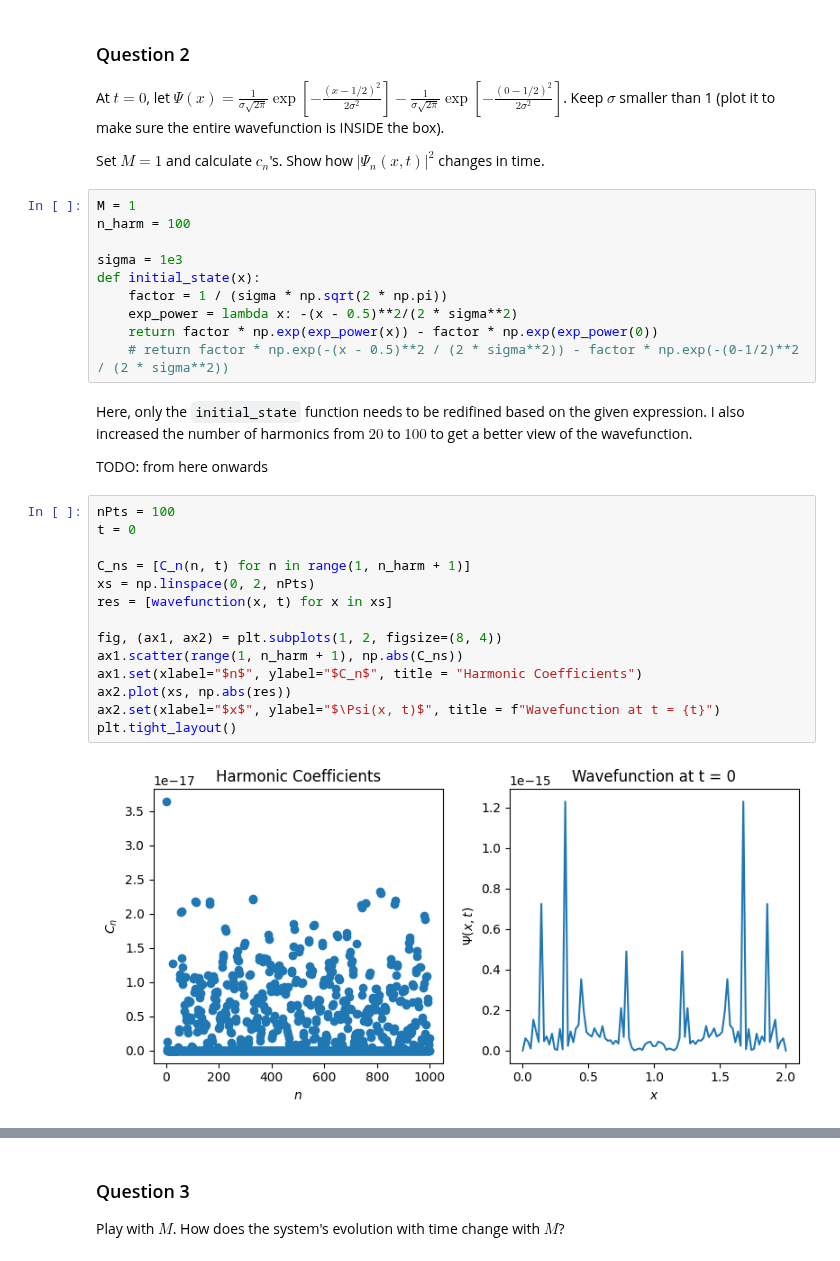
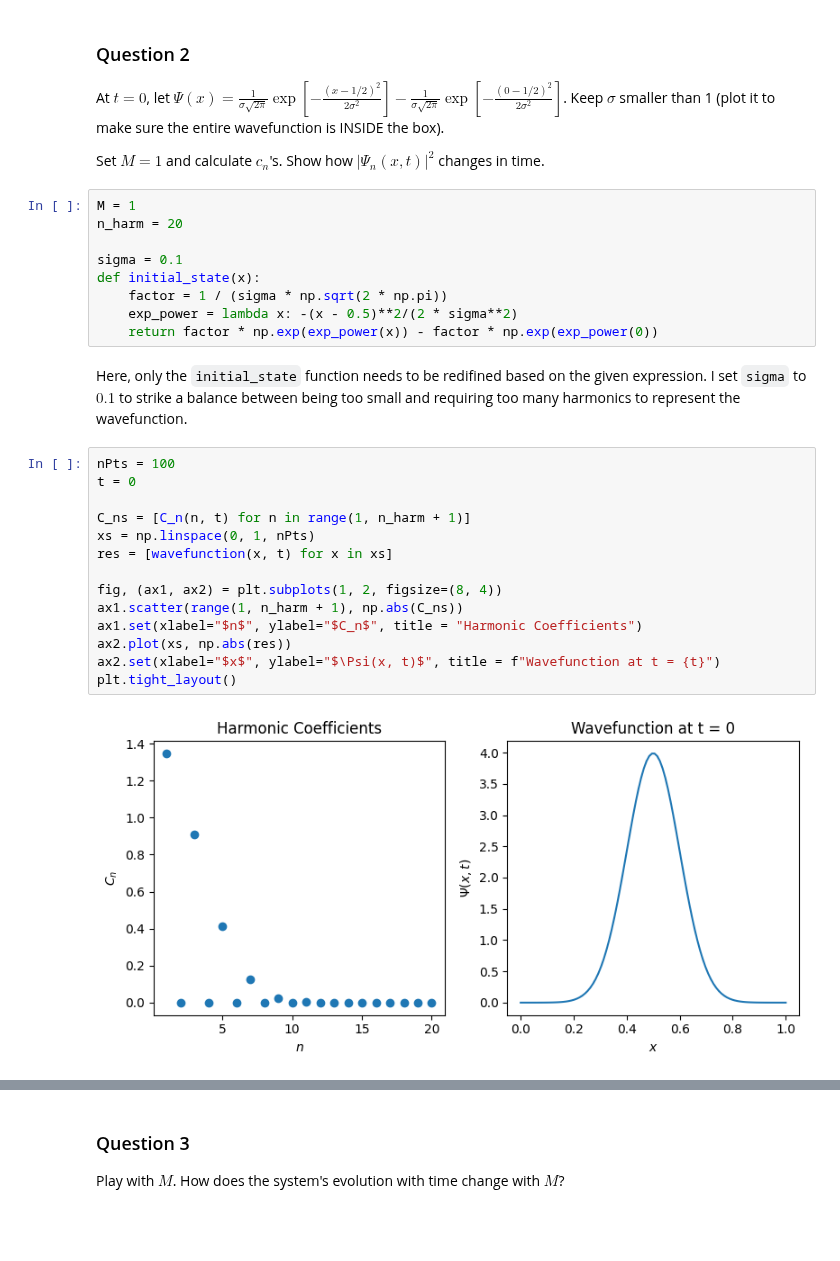
Before and after one commit to vibilanj/cmps, a Jupyter notebook: homework/Particle_in_a_Box_HW.ipynb, the cells around one changed output, grey strips where cells are left out. Saved outputs shown, nothing was run; the diff lists cells and outputs as text; blank space fills up the shorter version.

```diff
--- a/homework/Particle_in_a_Box_HW.ipynb
+++ b/homework/Particle_in_a_Box_HW.ipynb
@@ -160,31 +160,28 @@ At $t= 0$, let $\Psi(x) = \frac{1}{\sigma\sqrt{2\pi}}\exp\left[-\frac{(x - 1/2)^
 Set $M = 1$ and calculate $c_n$'s. Show how $|\Psi_n(x,t)|^2$ changes in time.
 # %%
 M = 1
-n_harm = 100
+n_harm = 20
 
-sigma = 1e3
+sigma = 0.1
 def initial_state(x):
     factor = 1 / (sigma * np.sqrt(2 * np.pi))
     exp_power = lambda x: -(x - 0.5)**2/(2 * sigma**2)
     return factor * np.exp(exp_power(x)) - factor * np.exp(exp_power(0))
-    # return factor * np.exp(-(x - 0.5)**2 / (2 * sigma**2)) - factor * np.exp(-(0-1/2)**2 / (2 * sigma**2))
 # %% [markdown]
-Here, only the `initial_state` function needs to be redifined based on the given expression. I also increased the number of harmonics from $20$ to $100$ to get a better view of the wavefunction.
-
-TODO: from here onwards
+Here, only the `initial_state` function needs to be redifined based on the given expression. I set `sigma` to $0.1$ to strike a balance between being too small and requiring too many harmonics to represent the wavefunction.
 # %%
 nPts = 100
 t = 0
 
 C_ns = [C_n(n, t) for n in range(1, n_harm + 1)]
-xs = np.linspace(0, 2, nPts)
+xs = np.linspace(0, 1, nPts)
 res = [wavefunction(x, t) for x in xs]
 
 fig, (ax1, ax2) = plt.subplots(1, 2, figsize=(8, 4))
 ax1.scatter(range(1, n_harm + 1), np.abs(C_ns))
 ax1.set(xlabel="$n$", ylabel="$C_n$", title = "Harmonic Coefficients")
 ax2.plot(xs, np.abs(res))
 ax2.set(xlabel="$x$", ylabel="$\Psi(x, t)$", title = f"Wavefunction at t = {t}")
 plt.tight_layout()
 # %% [output]
-[figure, old version]
+[figure, new version]
```
Also changed, not shown: parts of 12 cells of this notebook.
